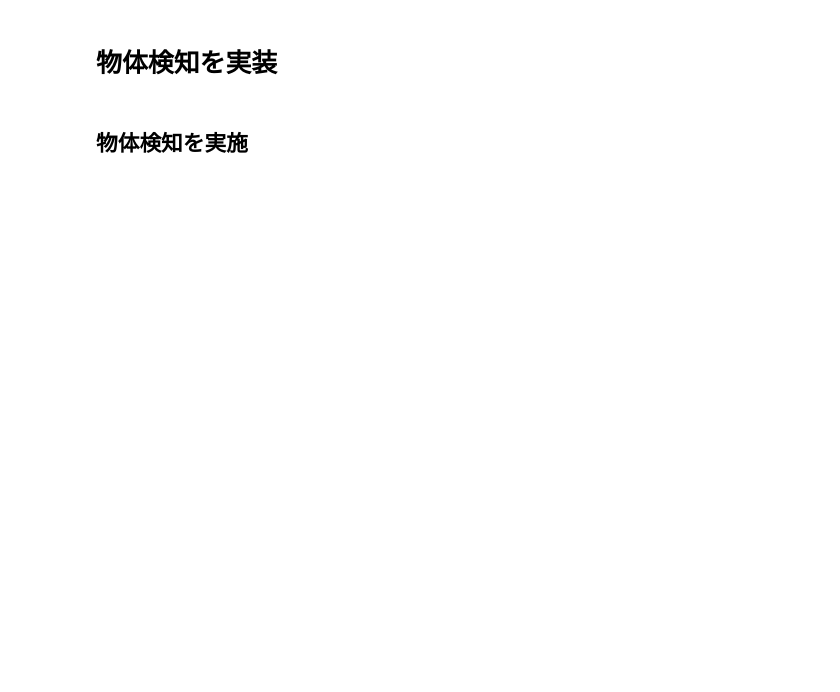
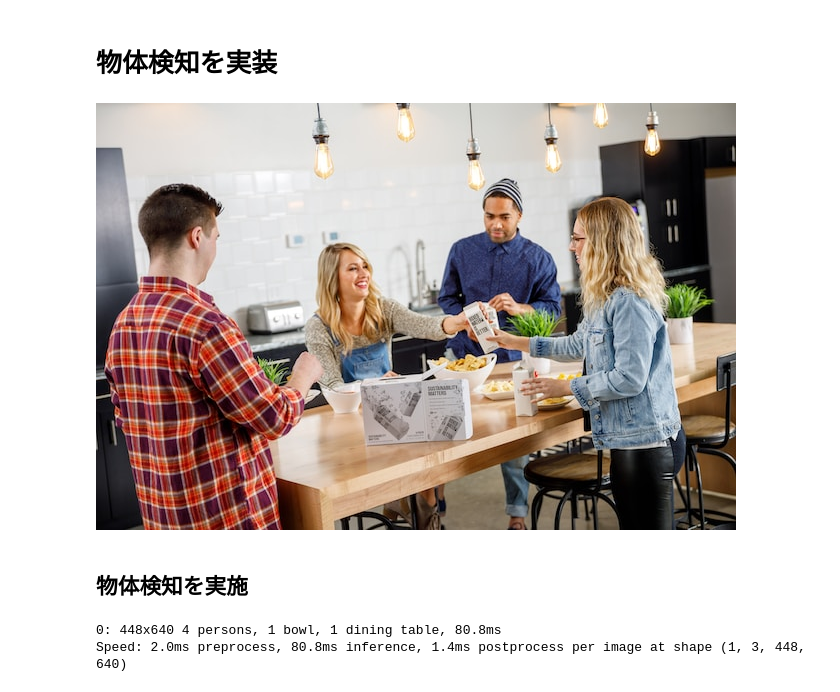
Before and after one commit to sea-yassan33/prediction_project, a Jupyter notebook: notoboke/test_buttai.ipynb, the cells around one changed output. Drawn from its saved outputs; the diff is of its cells as text; code cells hidden in the pictures; blank space fills up the shorter version.

```diff
--- a/notoboke/test_buttai.ipynb
+++ b/notoboke/test_buttai.ipynb
@@ -13,12 +13,14 @@ import cv2
 %matplotlib inline
 # %%
 #画像を読み込み表示
-img = cv2.imread('./data/img01.png')
+img = cv2.imread('./data/testimg.jpg')
 img = cv2.cvtColor(img, cv2.COLOR_BGR2RGB)
 
 # 配列を画像に変換(fromarray)
 tmp = Image.fromarray(img)
 display(tmp)
+# %% [output]
+[figure, added]
 # %% [markdown]
 ## 物体検知を実施
 # %%
@@ -27,6 +29,9 @@ from ultralytics import YOLO
 # %%
 model = YOLO('yolov8n.pt')
 results = model(img,conf=0.5)
+# %% [output]
+0: 448x640 4 persons, 1 bowl, 1 dining table, 80.8ms
+Speed: 2.0ms preprocess, 80.8ms inference, 1.4ms postprocess per image at shape (1, 3, 448, 640)
 # %%
 output_img = results[0].plot(labels=True,conf=True)
 # 配列を画像に変換(fromarray)
```
Also changed, not shown: parts of 3 cells of this notebook, 13 other files.
